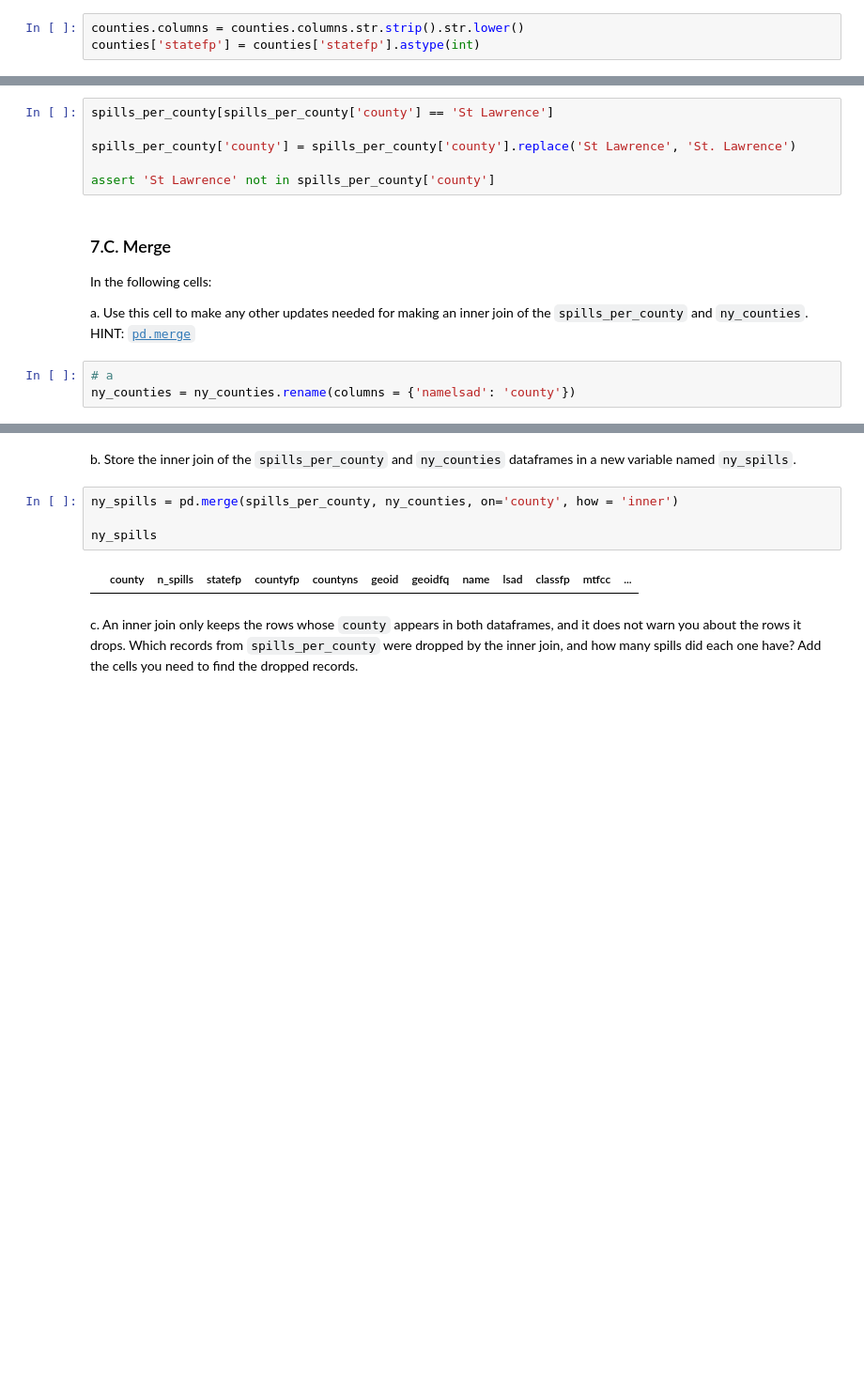
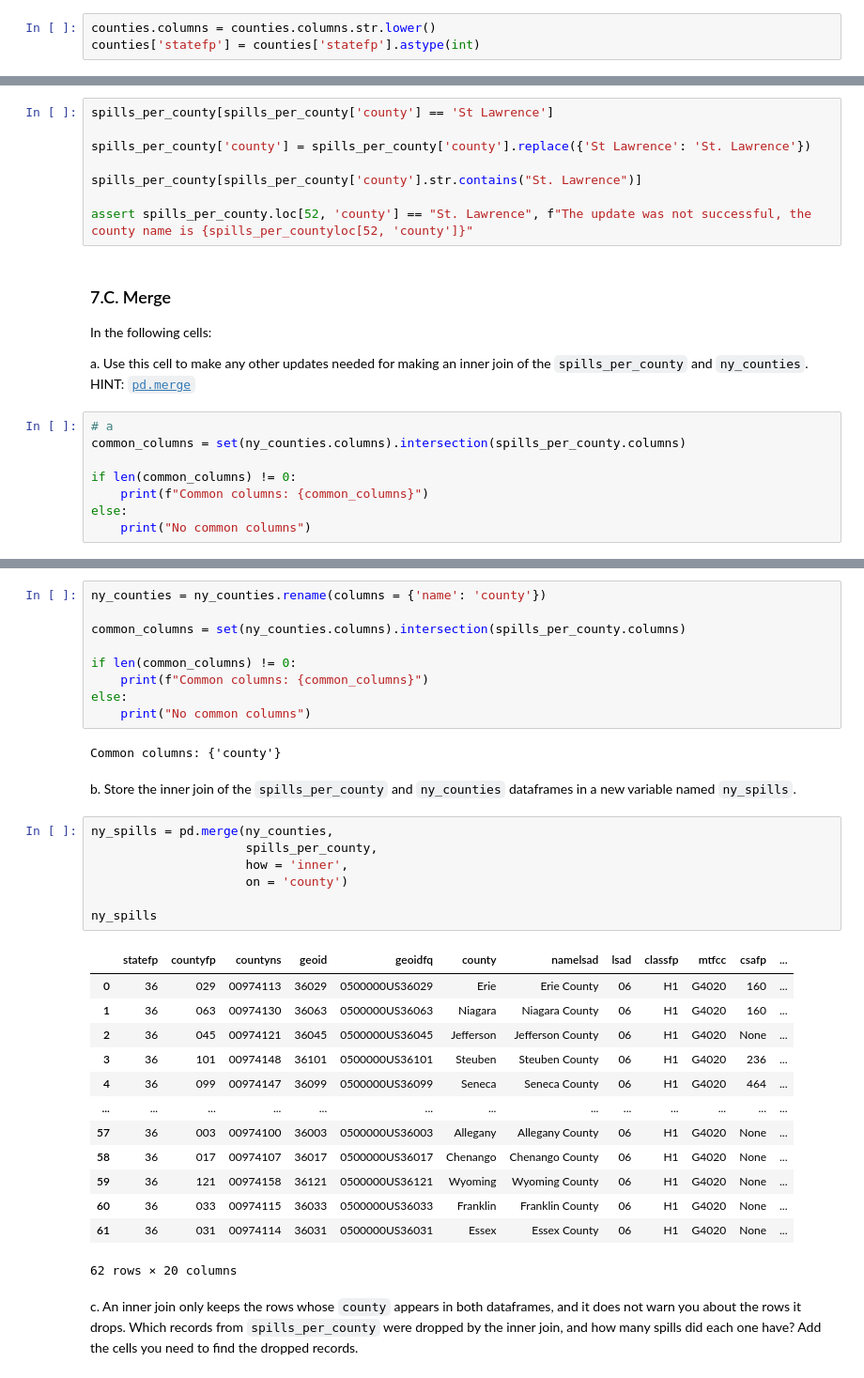
Before and after one commit to nberry18/eds220-hwk3, a Jupyter notebook: hwk3-task2-spills.ipynb, the cells around one changed output, grey strips where cells are left out. Shown at 94% size. Saved outputs shown, nothing was run; the diff lists cells and outputs as text; blank space fills up the shorter version.

```diff
--- a/hwk3-task2-spills.ipynb
+++ b/hwk3-task2-spills.ipynb
@@ -373,7 +393,7 @@ plt.show()
 
 Simplify column names as needed.
 # %%
-counties.columns = counties.columns.str.strip().str.lower()
+counties.columns = counties.columns.str.lower()
 counties['statefp'] = counties['statefp'].astype(int)
 # %%
 counties['statefp']
@@ -523,9 +496,11 @@ In the next cell, update 'St Lawrence' to 'St. Lawrence' in the `spills_per_coun
 # %%
 spills_per_county[spills_per_county['county'] == 'St Lawrence']
 
-spills_per_county['county'] = spills_per_county['county'].replace('St Lawrence', 'St. Lawrence')
+spills_per_county['county'] = spills_per_county['county'].replace({'St Lawrence': 'St. Lawrence'})
 
-assert 'St Lawrence' not in spills_per_county['county']
+spills_per_county[spills_per_county['county'].str.contains("St. Lawrence")]
+
+assert spills_per_county.loc[52, 'county'] == "St. Lawrence", f"The update was not successful, the county name is {spills_per_countyloc[52, 'county']}"
 # %% [markdown]
 ### 7.C. Merge
 
@@ -534,4 +509,9 @@ In the following cells:
 a. Use this cell to make any other updates needed for making an inner join of the `spills_per_county` and `ny_counties`. HINT: [`pd.merge`](https://pandas.pydata.org/pandas-docs/version/2.3/reference/api/pandas.merge.html)
 # %%
 # a
-ny_counties = ny_counties.rename(columns = {'namelsad': 'county'})
+common_columns = set(ny_counties.columns).intersection(spills_per_county.columns)
+
+if len(common_columns) != 0:
+    print(f"Common columns: {common_columns}")
+else:
+    print("No common columns")
@@ -538,11 +520,37 @@ ny_counties = ny_counties.rename(columns = {'namelsad': 'county'})
+# %%
+ny_counties = ny_counties.rename(columns = {'name': 'county'})
+
+common_columns = set(ny_counties.columns).intersection(spills_per_county.columns)
+
+if len(common_columns) != 0:
+    print(f"Common columns: {common_columns}")
+else:
+    print("No common columns")
+# %% [output]
+Common columns: {'county'}
 # %% [markdown]
 b. Store the inner join of the `spills_per_county` and `ny_counties` dataframes in a new variable named `ny_spills`.
 # %%
-ny_spills = pd.merge(spills_per_county, ny_counties, on='county', how = 'inner')
+ny_spills = pd.merge(ny_counties,
+                     spills_per_county,
+                     how = 'inner',
+                     on = 'county')
 
 ny_spills
 # %% [output]
-|  | county | n_spills | statefp | countyfp | countyns | geoid | geoidfq | name | lsad | classfp | mtfcc | ... |
+|  | statefp | countyfp | countyns | geoid | geoidfq | county | namelsad | lsad | classfp | mtfcc | csafp | ... |
+| 0 | 36 | 029 | 00974113 | 36029 | 0500000US36029 | Erie | Erie County | 06 | H1 | G4020 | 160 | ... |
+| 1 | 36 | 063 | 00974130 | 36063 | 0500000US36063 | Niagara | Niagara County | 06 | H1 | G4020 | 160 | ... |
+| 2 | 36 | 045 | 00974121 | 36045 | 0500000US36045 | Jefferson | Jefferson County | 06 | H1 | G4020 | None | ... |
+| 3 | 36 | 101 | 00974148 | 36101 | 0500000US36101 | Steuben | Steuben County | 06 | H1 | G4020 | 236 | ... |
+| 4 | 36 | 099 | 00974147 | 36099 | 0500000US36099 | Seneca | Seneca County | 06 | H1 | G4020 | 464 | ... |
+| ... | ... | ... | ... | ... | ... | ... | ... | ... | ... | ... | ... | ... |
+| 57 | 36 | 003 | 00974100 | 36003 | 0500000US36003 | Allegany | Allegany County | 06 | H1 | G4020 | None | ... |
+| 58 | 36 | 017 | 00974107 | 36017 | 0500000US36017 | Chenango | Chenango County | 06 | H1 | G4020 | None | ... |
+| 59 | 36 | 121 | 00974158 | 36121 | 0500000US36121 | Wyoming | Wyoming County | 06 | H1 | G4020 | None | ... |
+| 60 | 36 | 033 | 00974115 | 36033 | 0500000US36033 | Franklin | Franklin County | 06 | H1 | G4020 | None | ... |
+| 61 | 36 | 031 | 00974114 | 36031 | 0500000US36031 | Essex | Essex County | 06 | H1 | G4020 | None | ... |
+62 rows × 20 columns
 # %% [markdown]
 <!-- BEGIN QUESTION -->
 
```
Also changed, not shown: parts of 18 cells of this notebook.
